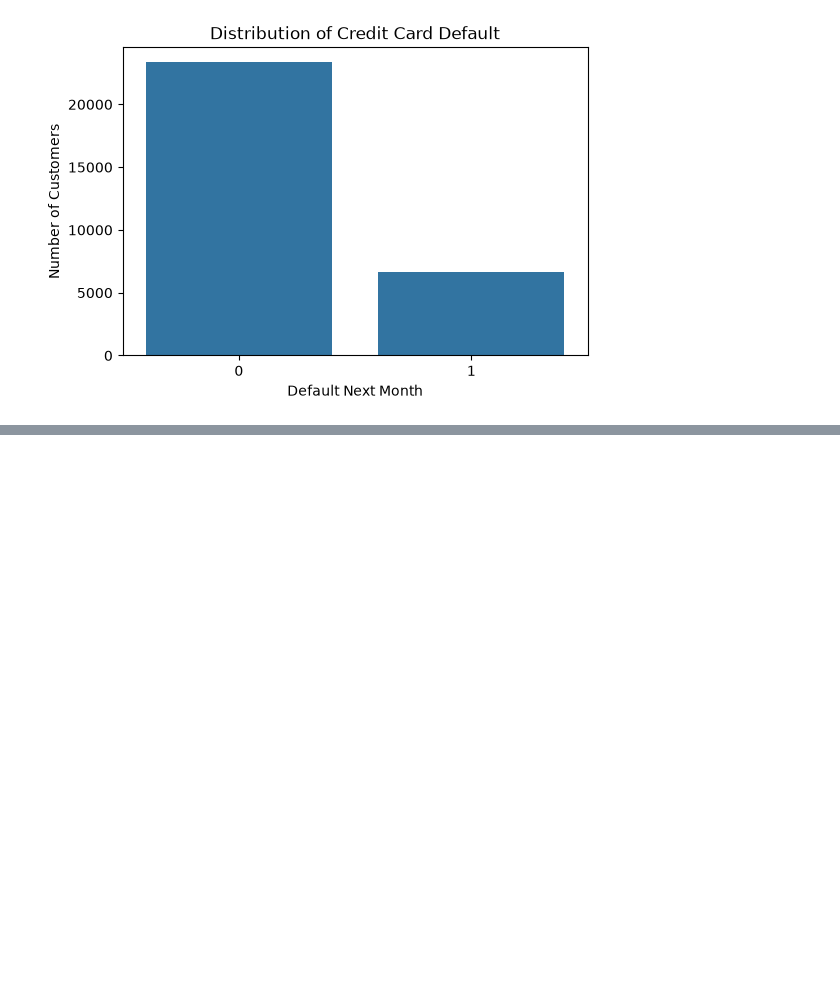
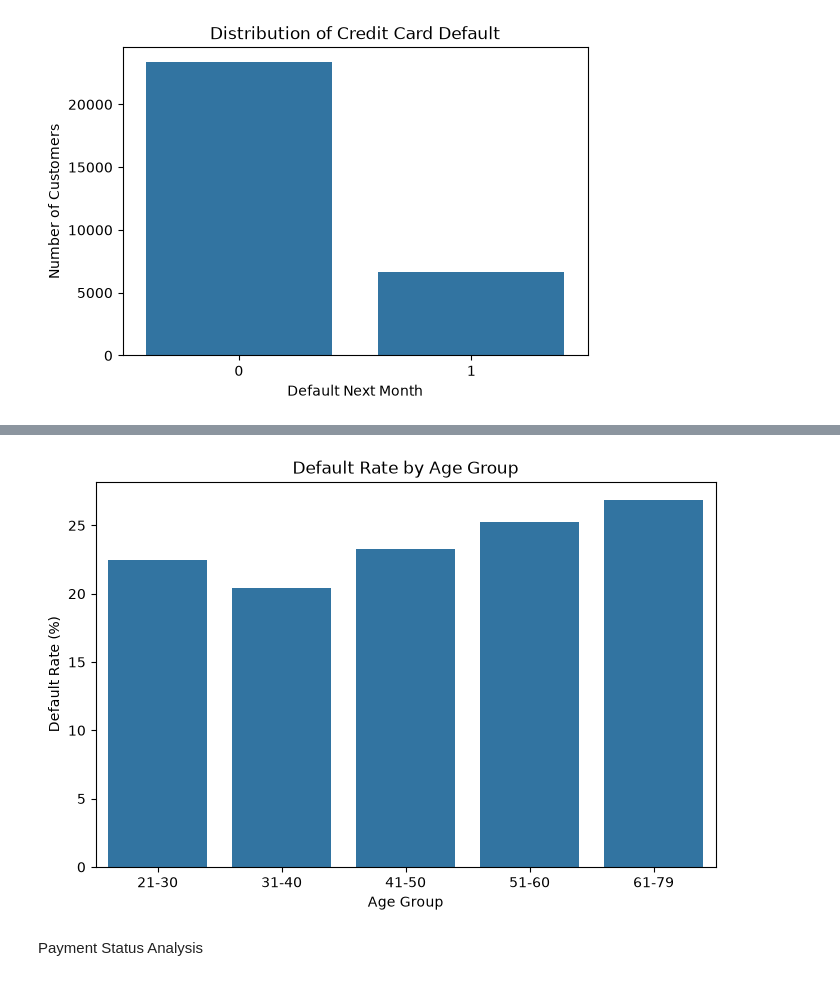
Before and after one commit to chamudi01/Credit-Risk-Scoring-System, a Jupyter notebook: notebooks/01_data_understanding.ipynb, the cells around one changed output, grey strips where cells are left out. Cells and saved outputs as stored; diff of their text form; code cells hidden in the pictures; blank space fills up the shorter version.

```diff
--- a/notebooks/01_data_understanding.ipynb
+++ b/notebooks/01_data_understanding.ipynb
@@ -183,0 +379,10 @@ plt.show()
+# %%
+# Age Groups
+
+df["AGE_GROUP"] = pd.cut(
+    df["AGE"],
+    bins=[20, 30, 40, 50, 60, 80],
+    labels=["21-30", "31-40", "41-50", "51-60", "61-79"]
+)
+
+print(df["AGE_GROUP"].value_counts().sort_index())
@@ -183,0 +397,7 @@ plt.show()
+# %%
+age_default_rate = (
+    df.groupby("AGE_GROUP", observed=False)[target]
+    .mean() * 100
+)
+
+print(age_default_rate.round(2))
@@ -184 +412,18 @@ plt.show()
+# %%
+plt.figure(figsize=(8, 5))
+
+sns.barplot(
+    x=age_default_rate.index,
+    y=age_default_rate.values
+)
+
+plt.title("Default Rate by Age Group")
+plt.xlabel("Age Group")
+plt.ylabel("Default Rate (%)")
+
+plt.show()
+# %% [output]
+[figure, added]
+# %% [markdown]
+Payment Status Analysis
 # %%
```
Also changed, not shown: parts of 24 cells of this notebook.
